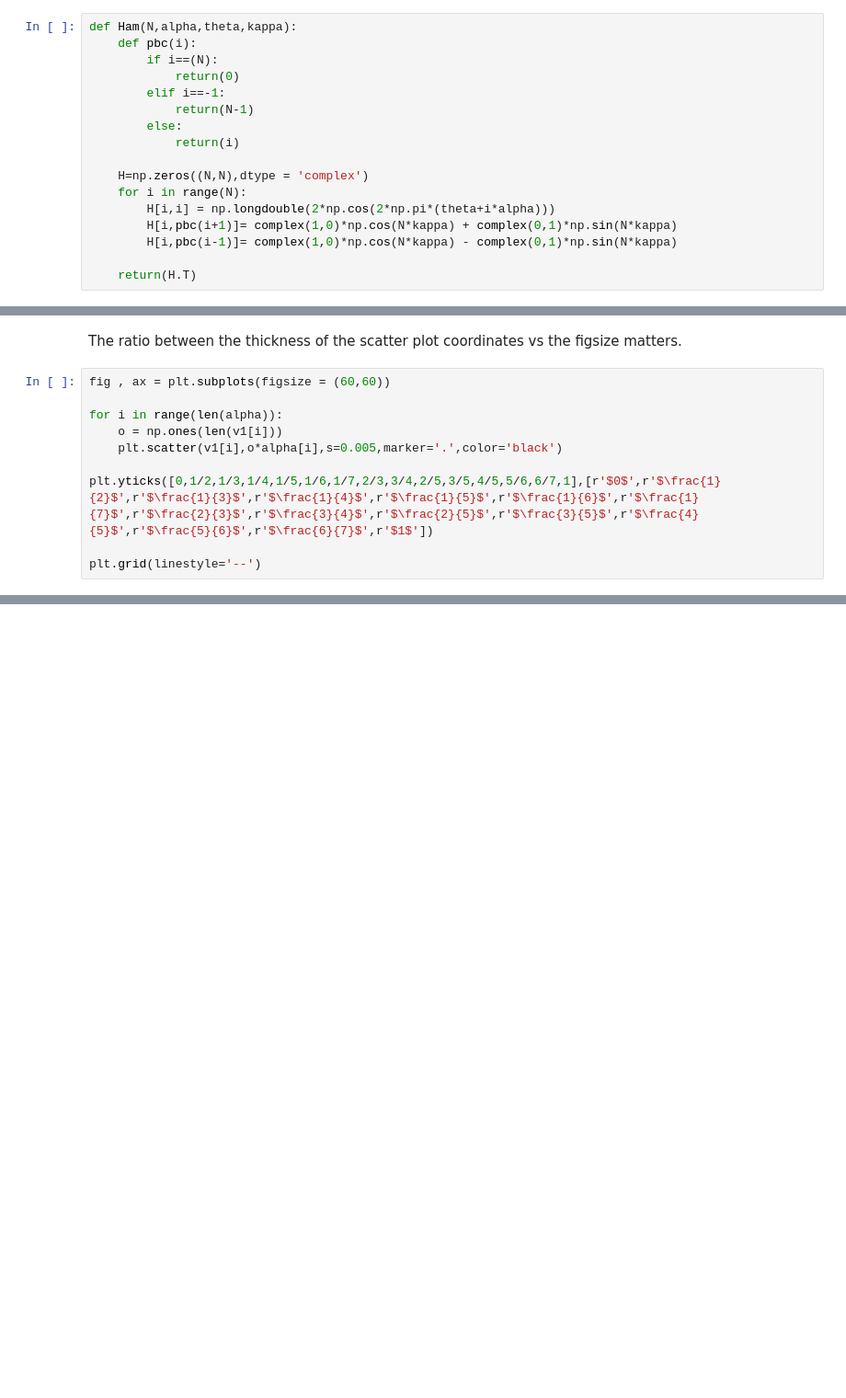
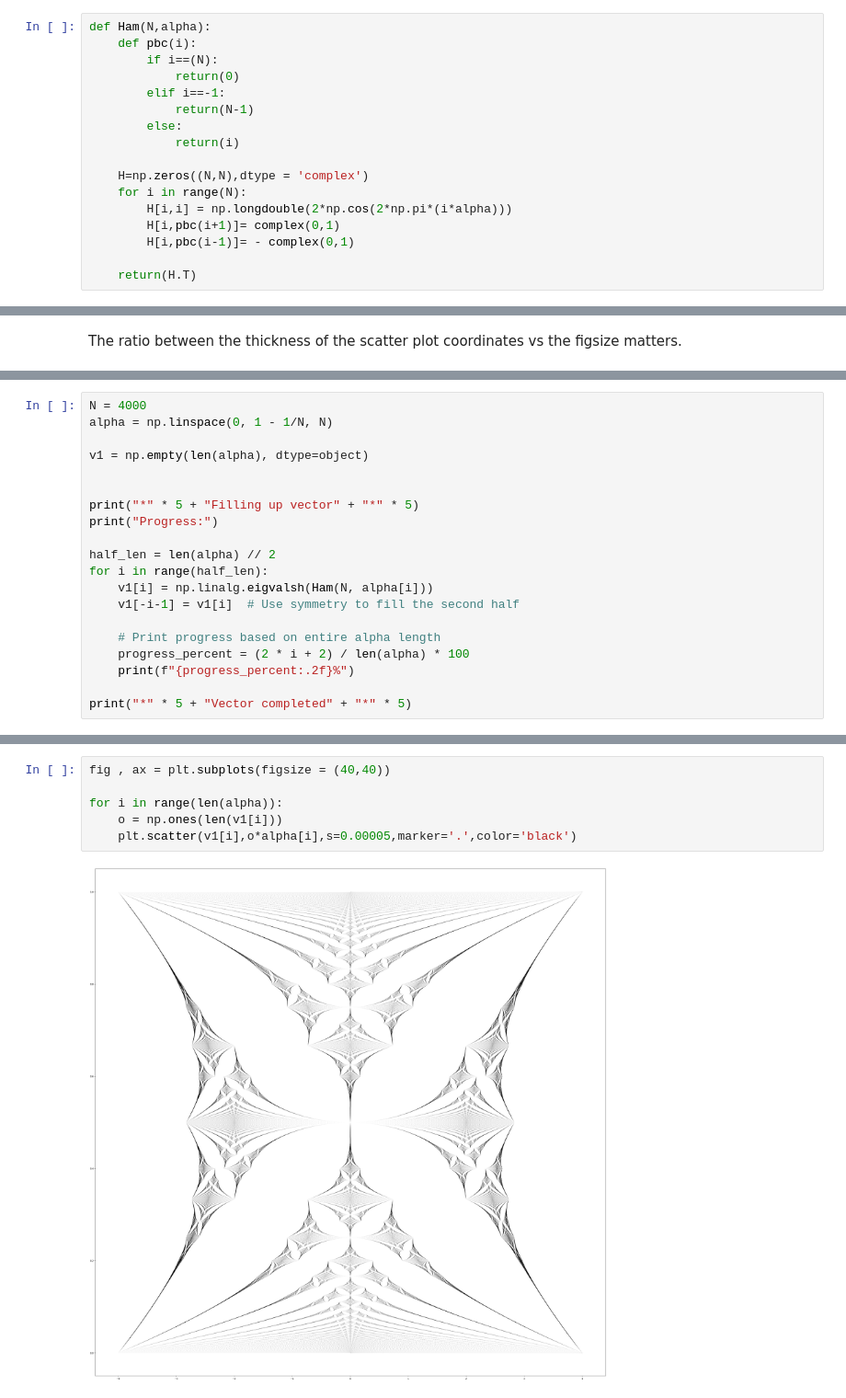
Before and after one commit to LianHaeming/HofstadterButterfly, a Jupyter notebook: Hofstadter Butterfly.ipynb, the cells around one changed output, grey strips where cells are left out. Shown at 92% size. Cells and saved outputs as stored; diff of their text form; blank space fills up the shorter version.

```diff
--- a/Hofstadter Butterfly.ipynb
+++ b/Hofstadter Butterfly.ipynb
@@ -8,5 +4,5 @@ import joblib
 # %%
-def Ham(N,alpha,theta,kappa):
+def Ham(N,alpha):
     def pbc(i):
         if i==(N):
             return(0)
@@ -17,8 +13,8 @@ def Ham(N,alpha,theta,kappa):
 
     H=np.zeros((N,N),dtype = 'complex')
     for i in range(N):
-        H[i,i] = np.longdouble(2*np.cos(2*np.pi*(theta+i*alpha)))
-        H[i,pbc(i+1)]= complex(1,0)*np.cos(N*kappa) + complex(0,1)*np.sin(N*kappa)
-        H[i,pbc(i-1)]= complex(1,0)*np.cos(N*kappa) - complex(0,1)*np.sin(N*kappa)
+        H[i,i] = np.longdouble(2*np.cos(2*np.pi*(i*alpha)))
+        H[i,pbc(i+1)]= complex(0,1)
+        H[i,pbc(i-1)]= - complex(0,1)
 
     return(H.T)
@@ -63,12 +21,2 @@ Progress:
 # %% [markdown]
 The ratio between the thickness of the scatter plot coordinates vs the figsize matters.
-# %%
-fig , ax = plt.subplots(figsize = (60,60))
-
-for i in range(len(alpha)):
-    o = np.ones(len(v1[i]))
-    plt.scatter(v1[i],o*alpha[i],s=0.005,marker='.',color='black')
-
-plt.yticks([0,1/2,1/3,1/4,1/5,1/6,1/7,2/3,3/4,2/5,3/5,4/5,5/6,6/7,1],[r'$0$',r'$\frac{1}{2}$',r'$\frac{1}{3}$',r'$\frac{1}{4}$',r'$\frac{1}{5}$',r'$\frac{1}{6}$',r'$\frac{1}{7}$',r'$\frac{2}{3}$',r'$\frac{3}{4}$',r'$\frac{2}{5}$',r'$\frac{3}{5}$',r'$\frac{4}{5}$',r'$\frac{5}{6}$',r'$\frac{6}{7}$',r'$1$'])
-
-plt.grid(linestyle='--')
@@ -76,0 +23,20 @@ plt.grid(linestyle='--')
+# %%
+N = 4000
+alpha = np.linspace(0, 1 - 1/N, N)
+
+v1 = np.empty(len(alpha), dtype=object)
+
+
+print("*" * 5 + "Filling up vector" + "*" * 5)
+print("Progress:")
+
+half_len = len(alpha) // 2
+for i in range(half_len):
+    v1[i] = np.linalg.eigvalsh(Ham(N, alpha[i]))
+    v1[-i-1] = v1[i]  # Use symmetry to fill the second half
+
+    # Print progress based on entire alpha length
+    progress_percent = (2 * i + 2) / len(alpha) * 100
+    print(f"{progress_percent:.2f}%")
+
+print("*" * 5 + "Vector completed" + "*" * 5)
@@ -76,0 +61,8 @@ plt.grid(linestyle='--')
+# %%
+fig , ax = plt.subplots(figsize = (40,40))
+
+for i in range(len(alpha)):
+    o = np.ones(len(v1[i]))
+    plt.scatter(v1[i],o*alpha[i],s=0.00005,marker='.',color='black')
+# %% [output]
+[figure, added]
```
Also changed, not shown: parts of 4 cells of this notebook, 1 other file.
